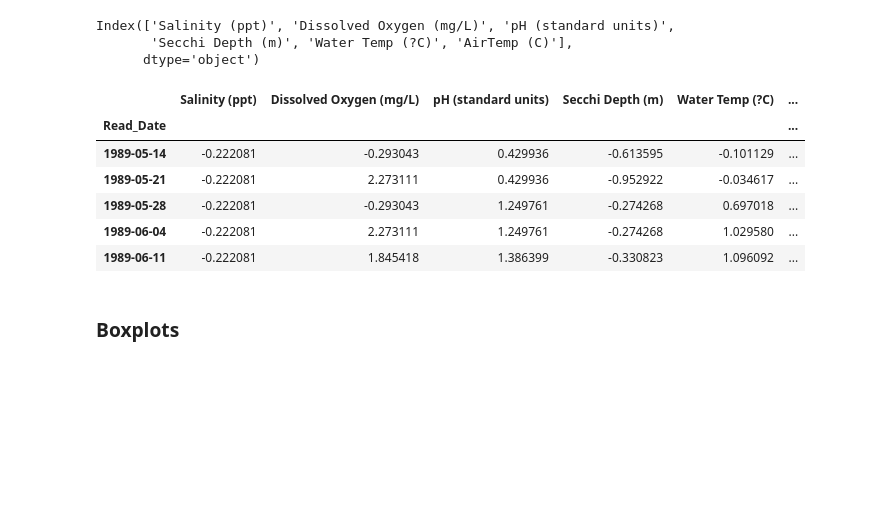
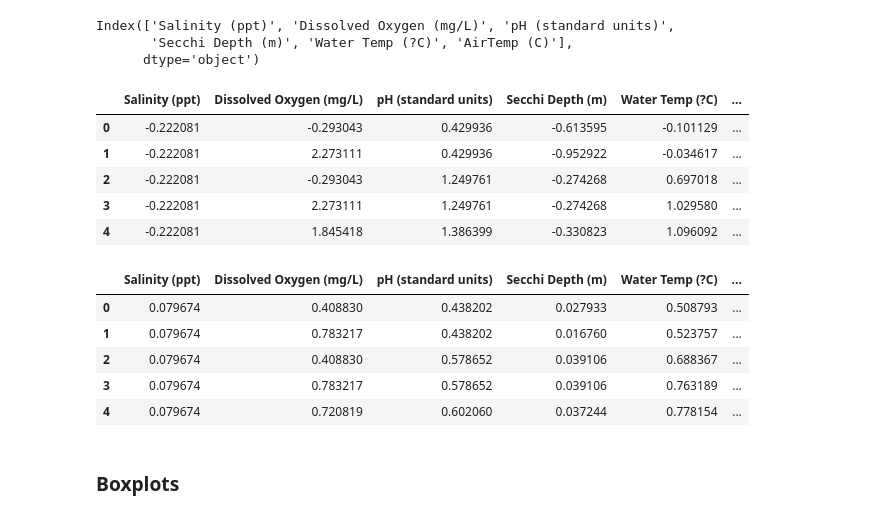
Before and after one commit to nadadroussi/ML_project, a Jupyter notebook: notebooks/local_outlier_factor_bis.ipynb, the cells around one changed output. Drawn from its saved outputs; the diff is of its cells as text; code cells hidden in the pictures; blank space fills up the shorter version.

```diff
--- a/notebooks/local_outlier_factor_bis.ipynb
+++ b/notebooks/local_outlier_factor_bis.ipynb
@@ -211,21 +213,39 @@ Index(['Salinity (ppt)', 'Dissolved Oxygen (mg/L)', 'pH (standard units)',
 # %%
 from sklearn.preprocessing import StandardScaler
 
 scaler = StandardScaler()
 
 # Fit and transform the selected columns
-select_df[select_df.columns] = scaler.fit_transform(select_df[select_df.columns])
+df_scaled_ = scaler.fit_transform(select_df[select_df.columns])
 
-# Display the standardized data
-select_df.head()
+# Convert to DataFrame and keep column names
+df_scaled = pd.DataFrame(df_scaled_, columns=select_df.columns)
+df_scaled.head()
 # %% [output]
 |  | Salinity (ppt) | Dissolved Oxygen (mg/L) | pH (standard units) | Secchi Depth (m) | Water Temp (?C) | ... |
-| Read_Date |  |  |  |  |  | ... |
-| 1989-05-14 | -0.222081 | -0.293043 | 0.429936 | -0.613595 | -0.101129 | ... |
-| 1989-05-21 | -0.222081 | 2.273111 | 0.429936 | -0.952922 | -0.034617 | ... |
-| 1989-05-28 | -0.222081 | -0.293043 | 1.249761 | -0.274268 | 0.697018 | ... |
-| 1989-06-04 | -0.222081 | 2.273111 | 1.249761 | -0.274268 | 1.029580 | ... |
-| 1989-06-11 | -0.222081 | 1.845418 | 1.386399 | -0.330823 | 1.096092 | ... |
+| 0 | -0.222081 | -0.293043 | 0.429936 | -0.613595 | -0.101129 | ... |
+| 1 | -0.222081 | 2.273111 | 0.429936 | -0.952922 | -0.034617 | ... |
+| 2 | -0.222081 | -0.293043 | 1.249761 | -0.274268 | 0.697018 | ... |
+| 3 | -0.222081 | 2.273111 | 1.249761 | -0.274268 | 1.029580 | ... |
+| 4 | -0.222081 | 1.845418 | 1.386399 | -0.330823 | 1.096092 | ... |
+# %%
+from sklearn.preprocessing import MinMaxScaler
+
+# Apply MinMaxScaler on all features in select_df
+scaler = MinMaxScaler()
+X_scaled = scaler.fit_transform(select_df)
+
+# Convert scaled data back to DataFrame if needed
+X_scaled_df = pd.DataFrame(X_scaled, columns=select_df.columns)
+
+X_scaled_df.head()
+# %% [output]
+|  | Salinity (ppt) | Dissolved Oxygen (mg/L) | pH (standard units) | Secchi Depth (m) | Water Temp (?C) | ... |
+| 0 | 0.079674 | 0.408830 | 0.438202 | 0.027933 | 0.508793 | ... |
+| 1 | 0.079674 | 0.783217 | 0.438202 | 0.016760 | 0.523757 | ... |
+| 2 | 0.079674 | 0.408830 | 0.578652 | 0.039106 | 0.688367 | ... |
+| 3 | 0.079674 | 0.783217 | 0.578652 | 0.039106 | 0.763189 | ... |
+| 4 | 0.079674 | 0.720819 | 0.602060 | 0.037244 | 0.778154 | ... |
 # %% [markdown]
 ### Boxplots
 # %%
```
Also changed, not shown: parts of 9 cells of this notebook, 1 other file.
